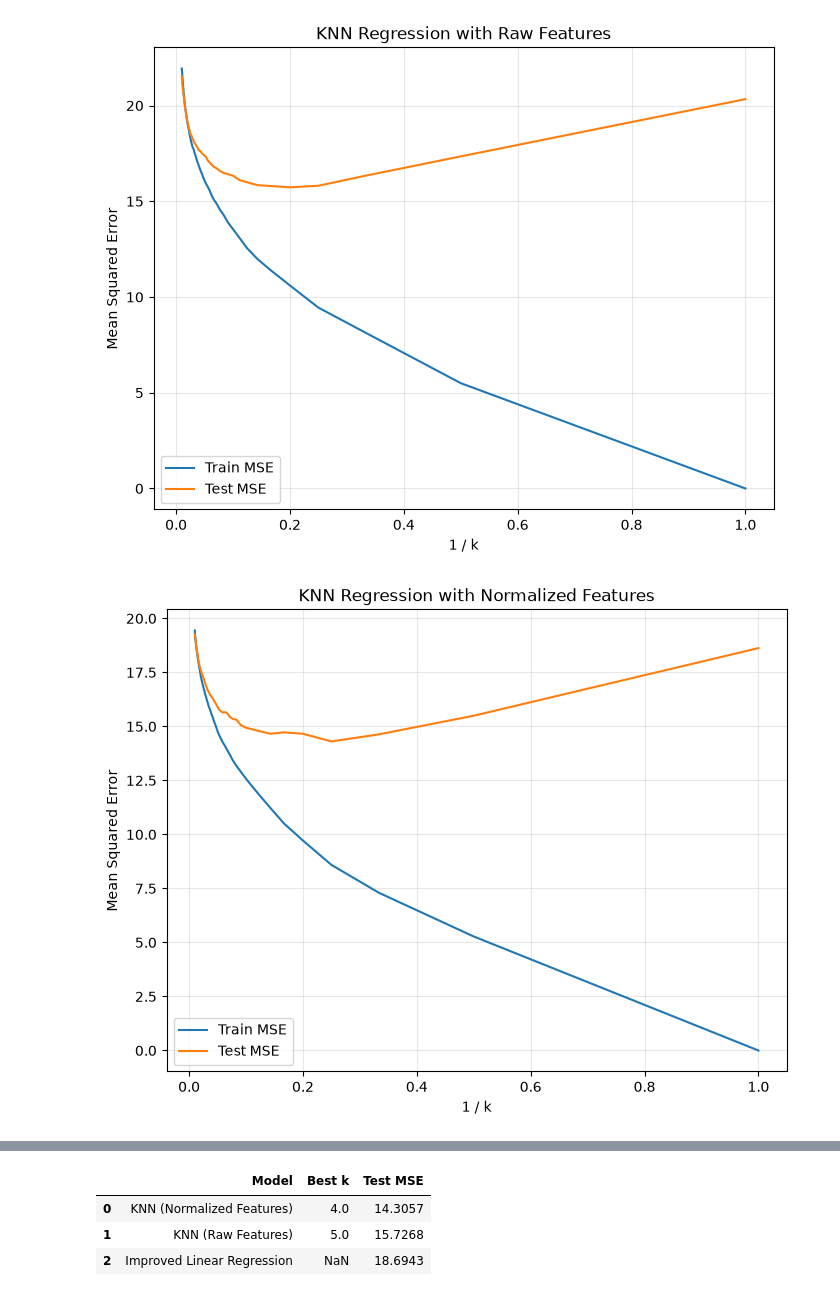
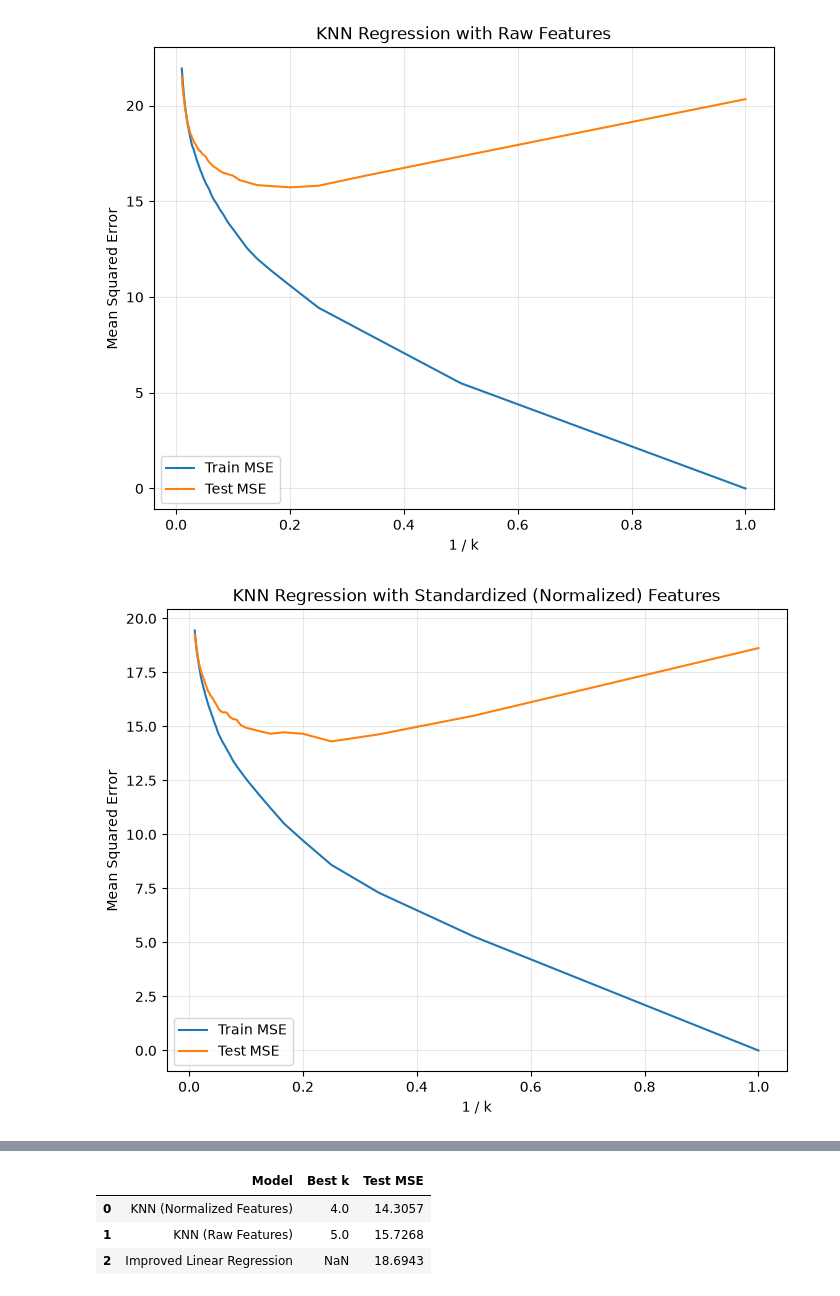
Before and after one commit to shae513351/DSCI552-HW2-Fall26, a Jupyter notebook: notebook/Huang_Shane_HW2.ipynb, the cells around one changed output, grey strips where cells are left out. Drawn from its saved outputs; the diff is of its cells as text; code cells hidden in the pictures.

```diff
--- a/notebook/Huang_Shane_HW2.ipynb
+++ b/notebook/Huang_Shane_HW2.ipynb
@@ -46,15 +49,19 @@ from sklearn.metrics import mean_squared_error
 # %% [markdown]
 Get the Cycle Power Plant Data Set
 # %%
-data_path = Path("../data/Folds5x2_pp.xlsx")
+# Look for the dataset in common repository locations.
+data_candidates = [
+    Path("../data/Folds5x2_pp.xlsx"),
+    Path("data/Folds5x2_pp.xlsx"),
+    Path("Folds5x2_pp.xlsx")
+]
 
-# Confirm that the relative path points to an existing file.
-assert data_path.exists(), f"Data file not found: {data_path}"
+data_path = next((path for path in data_candidates if path.exists()), None)
+assert data_path is not None, "Folds5x2_pp.xlsx was not found."
 
-# Display all worksheet names in the Excel file.
+# The assignment asks us to use Sheet1.
 excel_file = pd.ExcelFile(data_path)
 print("Available worksheets:", excel_file.sheet_names)
-
 df = pd.read_excel(excel_file, sheet_name="Sheet1")
 
 df.head()
@@ -803,17 +831,17 @@ plt.show()
 # %%
 # plot training and testing MSE for standardized features.
 plt.figure(figsize=(8, 6))
 
 plt.plot(inverse_k, scaled_train_mse, label="Train MSE")
 plt.plot(inverse_k, scaled_test_mse, label="Test MSE")
 
 plt.xlabel("1 / k")
 plt.ylabel("Mean Squared Error")
-plt.title("KNN Regression with Normalized Features")
+plt.title("KNN Regression with Standardized (Normalized) Features")
 plt.legend()
 plt.grid(alpha=0.3)
 
 plt.show()
 # %% [output]
-[figure, old version]
+[figure, new version]
 # %% [markdown]
```
Also changed, not shown: parts of 32 cells of this notebook, 1 other file.
